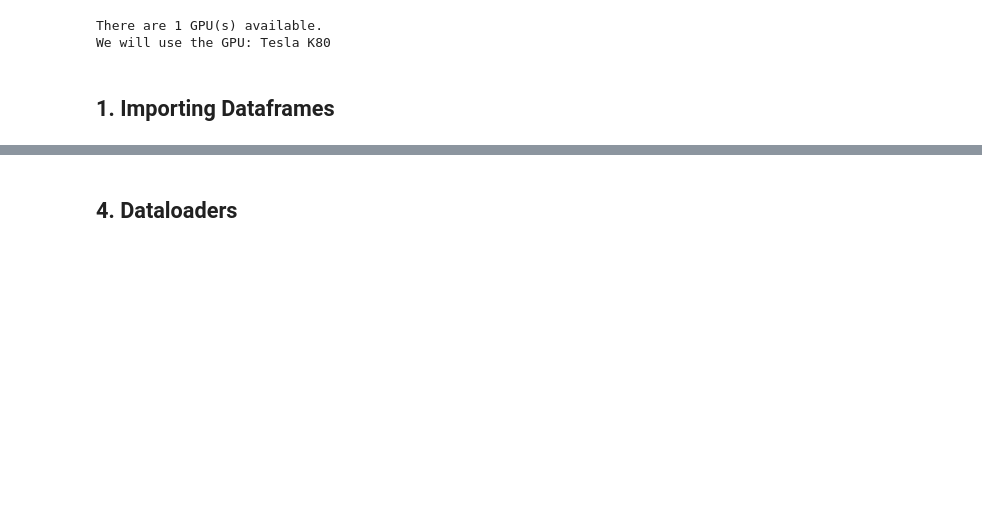
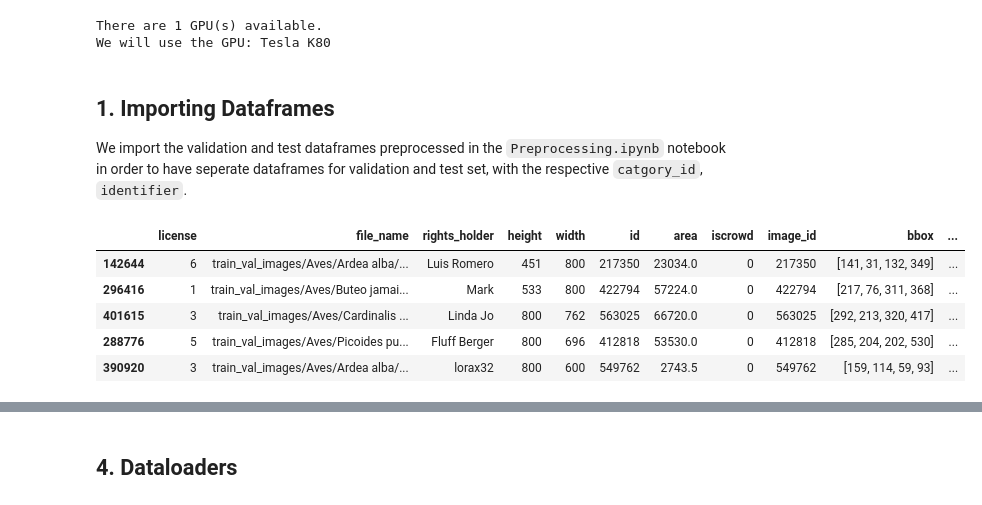
Before and after one commit to mgalfre/DLCV-project, a Jupyter notebook: Faster_training.ipynb, the cells around one changed output, grey strips where cells are left out. Cells and saved outputs as stored; diff of their text form; code cells hidden in the pictures; blank space fills up the shorter version.

Commit message:
update faster notebooks

````diff
--- a/Faster_training.ipynb
+++ b/Faster_training.ipynb
@@ -61,9 +61,19 @@ There are 1 GPU(s) available.
 We will use the GPU: Tesla K80
 # %% [markdown]
 ## 1. Importing Dataframes <a class="anchor" id="df"></a>
+We import the validation and test dataframes preprocessed in the ```Preprocessing.ipynb``` notebook in order to have seperate dataframes for validation and test set, with the respective ```catgory_id```, ```identifier```.
 # %%
+# importing training dataframe
 file = open("pickles_df/train.pickle", "rb")
 train_df_final = pickle.load(file)
 file.close()
+train_df_final.head()
+# %% [output]
+|  | license | file_name | rights_holder | height | width | id | area | iscrowd | image_id | bbox | ... |
+| 142644 | 6 | train_val_images/Aves/Ardea alba/... | Luis Romero | 451 | 800 | 217350 | 23034.0 | 0 | 217350 | [141, 31, 132, 349] | ... |
+| 296416 | 1 | train_val_images/Aves/Buteo jamai... | Mark | 533 | 800 | 422794 | 57224.0 | 0 | 422794 | [217, 76, 311, 368] | ... |
+| 401615 | 3 | train_val_images/Aves/Cardinalis ... | Linda Jo | 800 | 762 | 563025 | 66720.0 | 0 | 563025 | [292, 213, 320, 417] | ... |
+| 288776 | 5 | train_val_images/Aves/Picoides pu... | Fluff Berger | 800 | 696 | 412818 | 53530.0 | 0 | 412818 | [285, 204, 202, 530] | ... |
+| 390920 | 3 | train_val_images/Aves/Ardea alba/... | lorax32 | 800 | 600 | 549762 | 2743.5 | 0 | 549762 | [159, 114, 59, 93] | ... |
 # %% [markdown]
 ## 2. Dataset Class <a class="anchor" id="dataset"></a>
````
Also changed, not shown: parts of 24 cells of this notebook, 1 other file.
